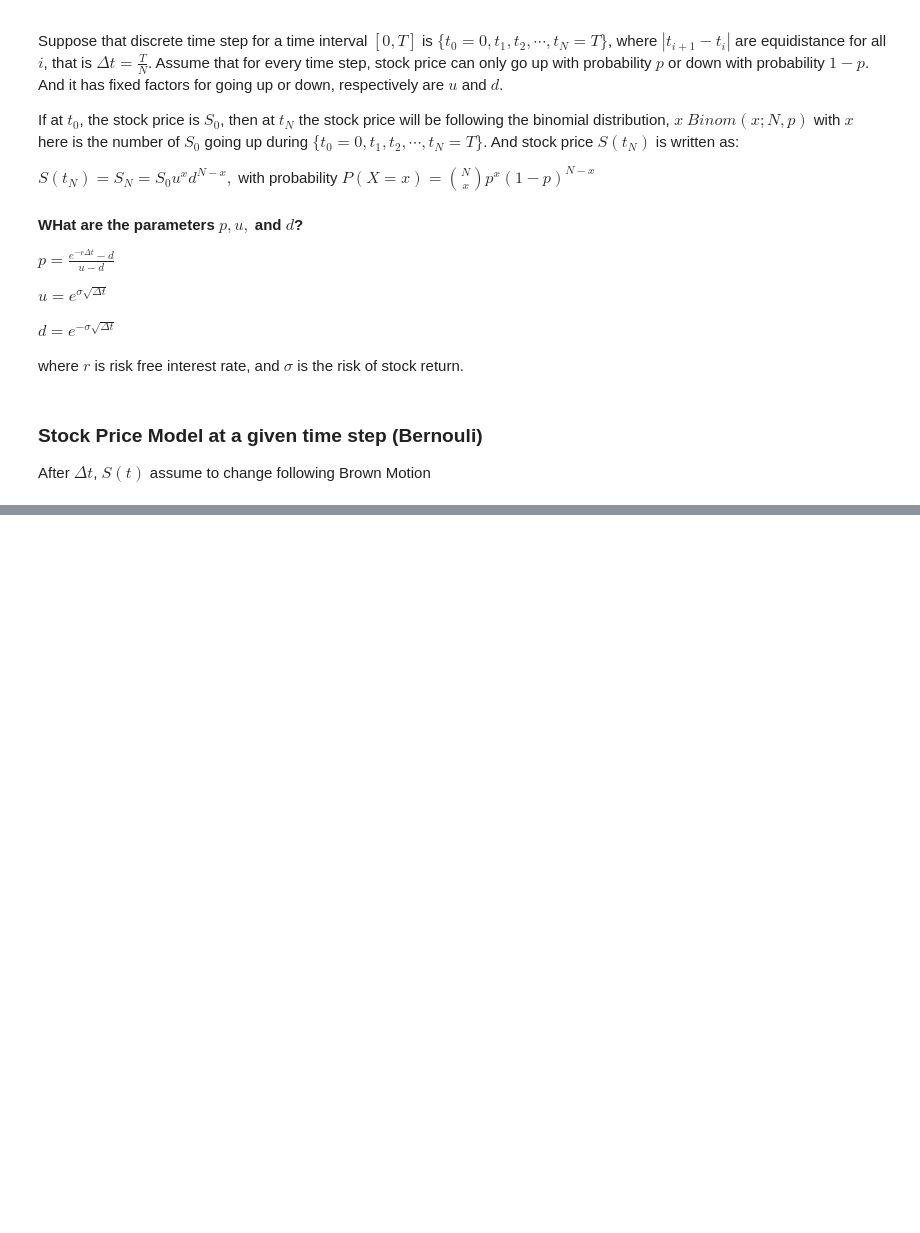
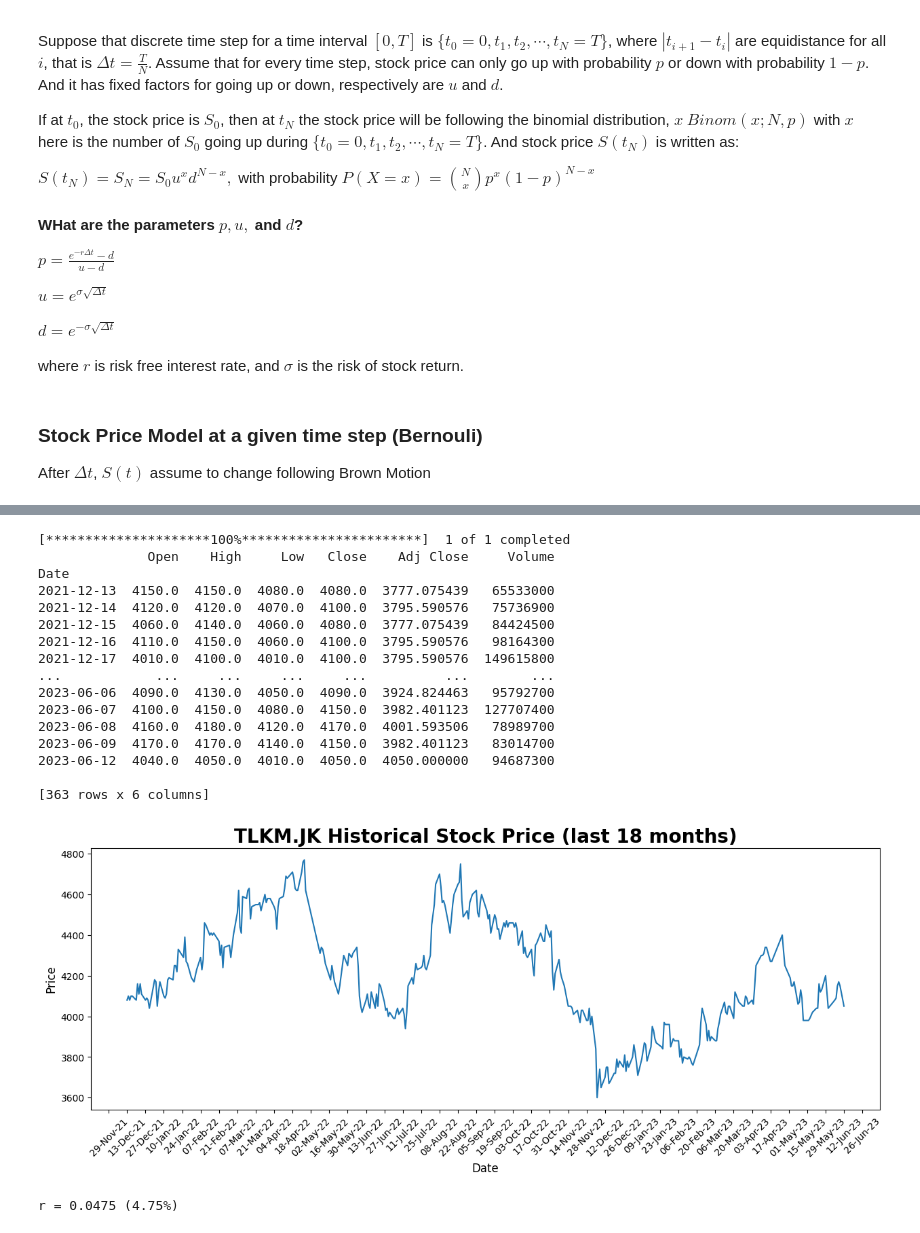
Before and after one commit to inaafina/TLKM.JK_StockSimulation, a Jupyter notebook: Tugas_Besar_PemSis_(binomial_model).ipynb, the cells around one changed output, grey strips where cells are left out. Cells and saved outputs as stored; diff of their text form; code cells hidden in the pictures; blank space fills up the shorter version.

```diff
--- a/Tugas_Besar_PemSis_(binomial_model).ipynb
+++ b/Tugas_Besar_PemSis_(binomial_model).ipynb
@@ -249,0 +817,70 @@ smt=[k for k in smt[1:][:]]
+# %%
+#@title 1. Pilih satu emiten saham/currency dan dapatkan harga historinya untuk 18 bulan.
+
+import math
+import numpy as np
+import scipy.stats as ss
+import matplotlib.pyplot as plt
+import matplotlib.dates as mdates
+import yfinance as yf
+import pandas as pd
+from pandas_datareader import data as pdr
+
+# Menggunakan library yfinance untuk mendapatkan data historis saham
+yf.pdr_override()
+
+# Memilih saham yang akan dianalisis (TLKM.JK adalah saham Telkom Indonesia di Bursa Efek Indonesia)
+emiten = "TLKM.JK"  # Ganti dengan emiten saham/currency yang Anda pilih
+historical_months = 18  # Jumlah bulan historis yang akan diambil
+start_date = pd.Timestamp.now() - pd.DateOffset(months=historical_months)
+end_date = pd.Timestamp.now()
+
+# Mendapatkan data historis saham menggunakan yfinance
+data = pdr.get_data_yahoo(emiten, start=start_date, end=end_date)
+hist = data['Close'].dropna()
+
+print(data)
+
+# Menampilkan grafik harga saham per hari dengan interval 7 hari
+fig, ax = plt.subplots(1, figsize=(15, 5))
+ax.plot(hist)
+
+ax.xaxis.set_major_locator(mdates.DayLocator(interval=14))
+ax.xaxis.set_major_formatter(mdates.DateFormatter('%d-%b-%y'))
+
+ax.set_title("TLKM.JK Historical Stock Price (last 18 months)", fontsize=20, fontweight='bold')
+ax.set_ylabel("Price", fontsize=12)
+ax.set_xlabel("Date", fontsize=12)
+
+plt.xticks(rotation=45)
+
+plt.show()
+# %% [output]
+[*********************100%***********************]  1 of 1 completed
+              Open    High     Low   Close    Adj Close     Volume
+Date
+2021-12-13  4150.0  4150.0  4080.0  4080.0  3777.075439   65533000
+2021-12-14  4120.0  4120.0  4070.0  4100.0  3795.590576   75736900
+2021-12-15  4060.0  4140.0  4060.0  4080.0  3777.075439   84424500
+2021-12-16  4110.0  4150.0  4060.0  4100.0  3795.590576   98164300
+2021-12-17  4010.0  4100.0  4010.0  4100.0  3795.590576  149615800
+...            ...     ...     ...     ...          ...        ...
+2023-06-06  4090.0  4130.0  4050.0  4090.0  3924.824463   95792700
+2023-06-07  4100.0  4150.0  4080.0  4150.0  3982.401123  127707400
+2023-06-08  4160.0  4180.0  4120.0  4170.0  4001.593506   78989700
+2023-06-09  4170.0  4170.0  4140.0  4150.0  3982.401123   83014700
+2023-06-12  4040.0  4050.0  4010.0  4050.0  4050.000000   94687300
+
+[363 rows x 6 columns]
+[figure, added]
+# %%
+#@title 2. Gunakan rata-rata suku bunga Bank Indonesia dalam 1 tahun sebagai nilai $r$.
+
+r = np.mean([3.50, 3.50, 3.50, 3.75, 4.25, 4.75, 5.25, 5.50, 5.75, 5.75, 5.75, 5.75])/100 # Data Mei 2022 sampai April 2023
+print("r =", r, "({}%)".format(r*100))
+
+# Referensi:
+# 1. https://www.bi.go.id/id/publikasi/ruang-media/news-release/Pages/sp_251323.aspx#:~:text=Rapat%20Dewan%20Gubernur%20(RDG)%20Bank,bps%20menjadi%206%2C50%25.
+# 2. https://www.bps.go.id/indicator/13/379/1/bi-rate.html
+# %% [output]
+r = 0.0475 (4.75%)
```
Also changed, not shown: parts of 23 cells of this notebook.
